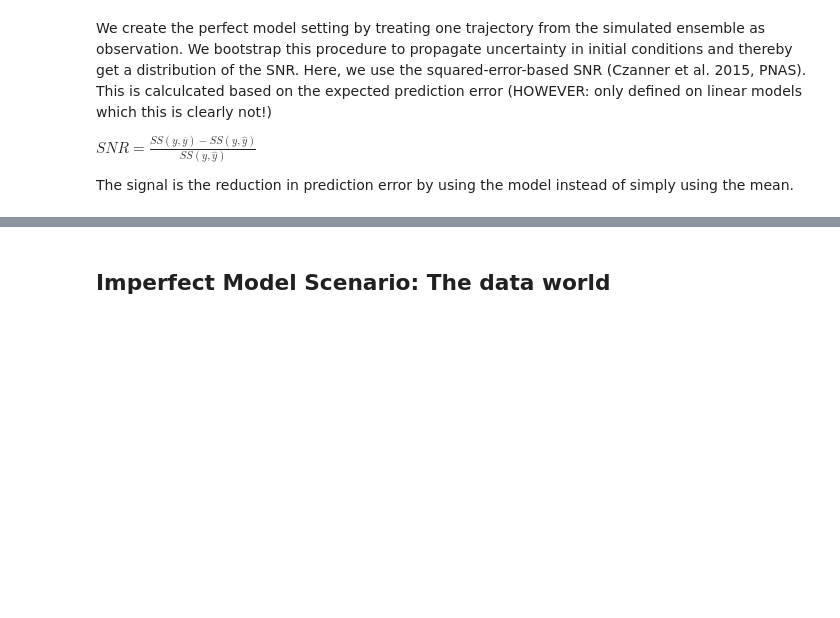
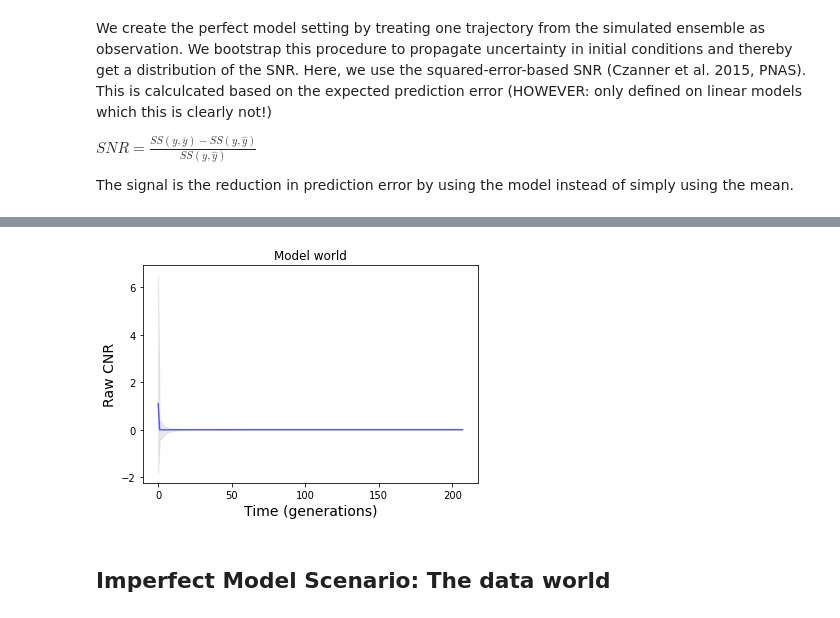
Before and after one commit to MWesselkamp/Ricker, a Jupyter notebook: signal_noise_ratio.ipynb, the cells around one changed output, grey strips where cells are left out. Saved outputs shown, nothing was run; the diff lists cells and outputs as text; code cells hidden in the pictures; blank space fills up the shorter version.

Commit message:
corrected models

```diff
--- a/signal_noise_ratio.ipynb
+++ b/signal_noise_ratio.ipynb
@@ -111,3 +82,24 @@ ax2.title.set_text('Standard dev as noise')
+# %%
+bs_modelworld = bs_sampling(x_mod, x_mod, 'cnr')
+bs_modelworld = bs_modelworld[:,~np.isinf(bs_modelworld).any(0)]
+
+bs_modelworld = bs_modelworld[:,~np.isinf(bs_modelworld).any(0)]
+log = False
+if log:
+    bs_modelworld = np.log(bs_modelworld)
+
+q1, q2 = np.quantile(bs_modelworld, (0.1, 0.90), axis=1)
+
+fig = plt.figure()
+ax = fig.add_subplot()
+ax.fill_between(np.arange(sims.hp['iterations']), q1, q2, color="lightgrey", alpha=0.5)
+plt.plot(np.mean(bs_modelworld, axis=1), color="blue", alpha = 0.6)
+ax.set_xlabel('Time (generations)', size=14)
+ax.set_ylabel('Raw CNR', size=14)
+ax.title.set_text('Model world')
+fig.show()
+# %% [output]
+[figure, added]
 # %% [markdown]
 ## Imperfect Model Scenario: The data world
 # %% [markdown]
```
Also changed, not shown: parts of 10 cells of this notebook, 5 other files.
